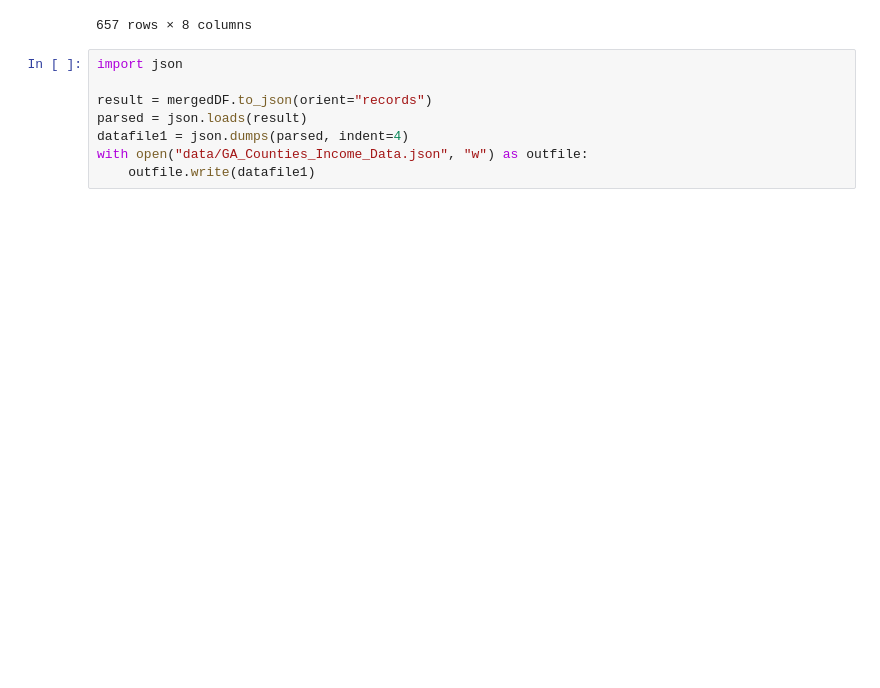
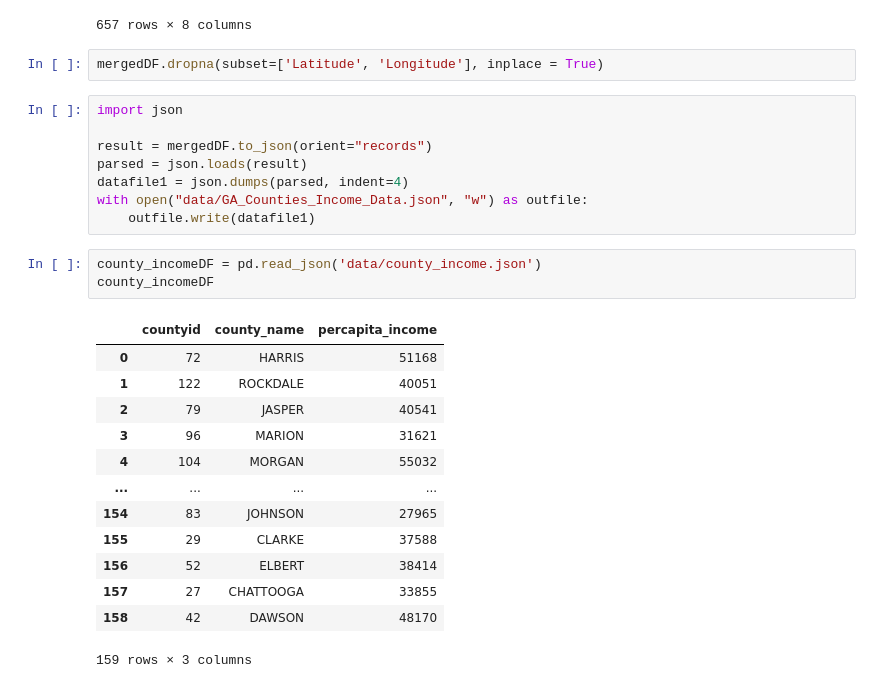
Before and after one commit to joh10935/Georgia-Crime-Map, a Jupyter notebook: CrimeAgencyData.ipynb, the cells around one changed output. Saved outputs shown, nothing was run; the diff lists cells and outputs as text; blank space fills up the shorter version.

```diff
--- a/CrimeAgencyData.ipynb
+++ b/CrimeAgencyData.ipynb
@@ -156,6 +156,8 @@ mergedDF
 | 655 | Poulan Police Department | Worth County | 31.551773 | -83.849960 | 32818.0 | 34010.0 | ... |
 | 656 | Worth County Sheriff's Office | Worth County | 31.527578 | -83.835540 | 32818.0 | 34010.0 | ... |
 657 rows × 8 columns
+# %%
+mergedDF.dropna(subset=['Latitude', 'Longitude'], inplace = True)
 # %%
 import json
 
@@ -164,3 +166,20 @@ parsed = json.loads(result)
 datafile1 = json.dumps(parsed, indent=4)
 with open("data/GA_Counties_Income_Data.json", "w") as outfile:
     outfile.write(datafile1)
+# %%
+county_incomeDF = pd.read_json('data/county_income.json')
+county_incomeDF
+# %% [output]
+|  | countyid | county_name | percapita_income |
+| 0 | 72 | HARRIS | 51168 |
+| 1 | 122 | ROCKDALE | 40051 |
+| 2 | 79 | JASPER | 40541 |
+| 3 | 96 | MARION | 31621 |
+| 4 | 104 | MORGAN | 55032 |
+| ... | ... | ... | ... |
+| 154 | 83 | JOHNSON | 27965 |
+| 155 | 29 | CLARKE | 37588 |
+| 156 | 52 | ELBERT | 38414 |
+| 157 | 27 | CHATTOOGA | 33855 |
+| 158 | 42 | DAWSON | 48170 |
+159 rows × 3 columns
```
Also changed, not shown: parts of 4 cells of this notebook.
